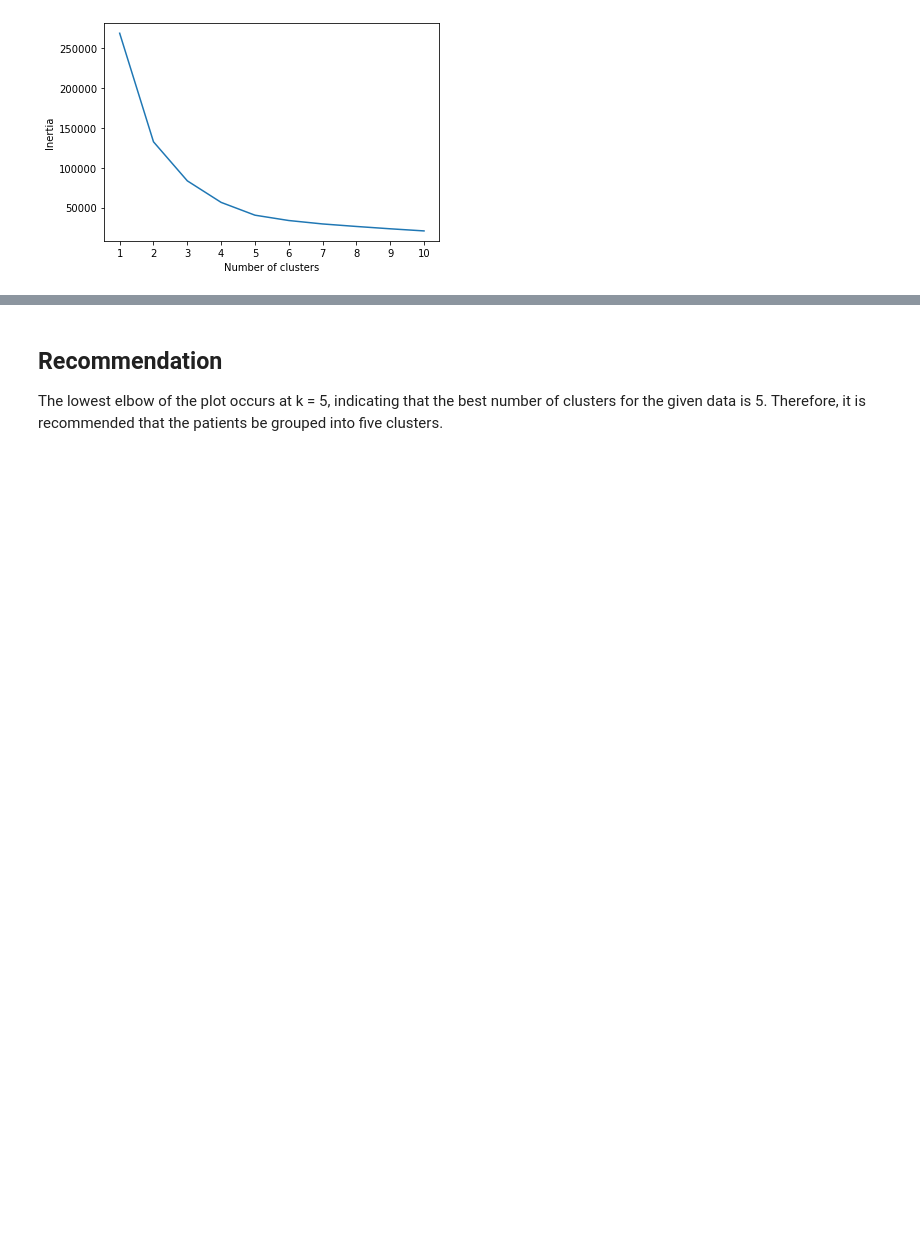
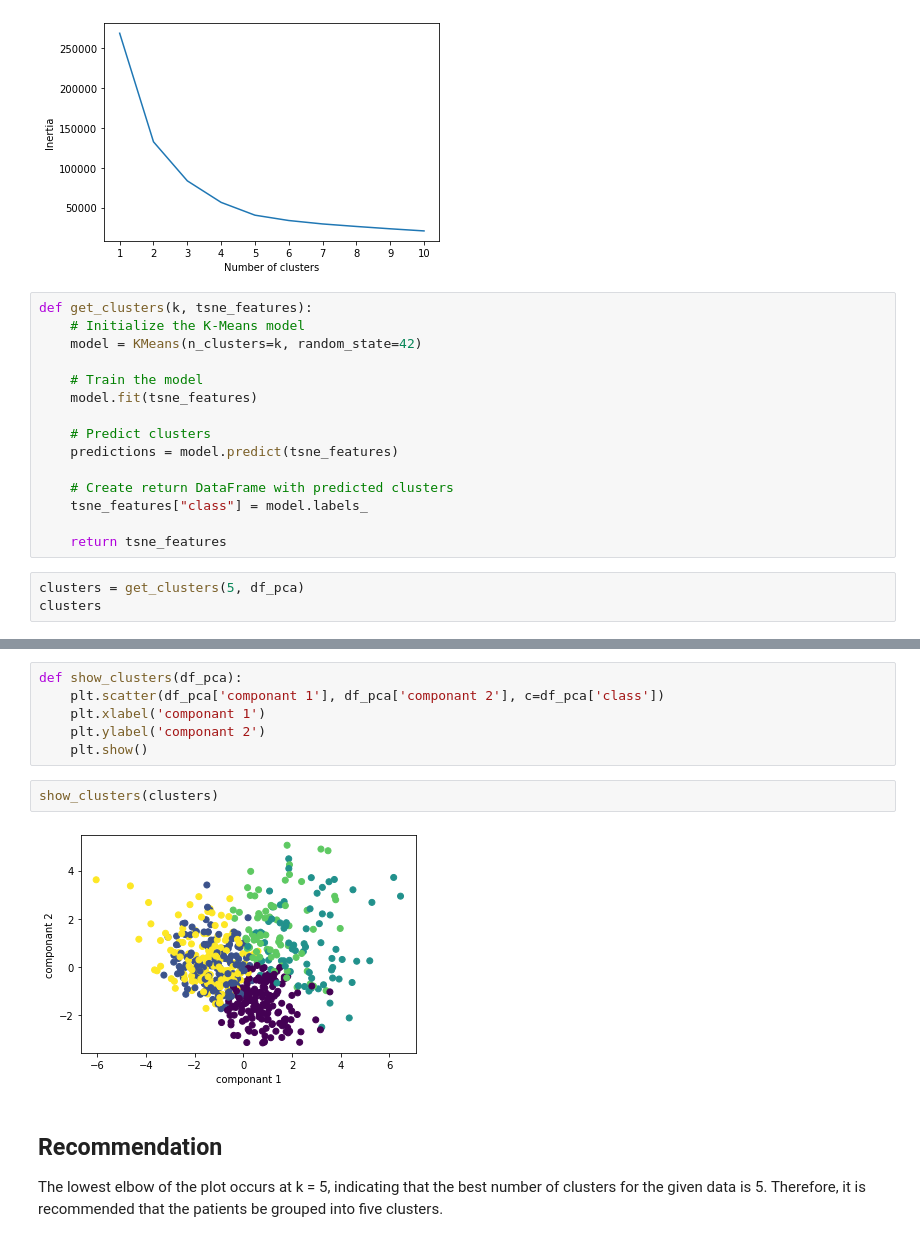
Before and after one commit to bmilne64/Myopic-Patient-Data, a Jupyter notebook: Myopia.ipynb, the cells around one changed output, grey strips where cells are left out. Drawn from its saved outputs; the diff is of its cells as text; blank space fills up the shorter version.

Commit message:
updates kmeans

```diff
--- a/Myopia.ipynb
+++ b/Myopia.ipynb
@@ -189,3 +189,21 @@ plt.ylabel('Inertia')
 plt.show()
 # %% [output]
 [figure]
+# %%
+def get_clusters(k, tsne_features):
+    # Initialize the K-Means model
+    model = KMeans(n_clusters=k, random_state=42)
+
+    # Train the model
+    model.fit(tsne_features)
+
+    # Predict clusters
+    predictions = model.predict(tsne_features)
+
+    # Create return DataFrame with predicted clusters
+    tsne_features["class"] = model.labels_
+
+    return tsne_features
+# %%
+clusters = get_clusters(5, df_pca)
+clusters
@@ -192,3 +224,13 @@ plt.show()
+# %%
+def show_clusters(df_pca):
+    plt.scatter(df_pca['componant 1'], df_pca['componant 2'], c=df_pca['class'])
+    plt.xlabel('componant 1')
+    plt.ylabel('componant 2')
+    plt.show()
+# %%
+show_clusters(clusters)
+# %% [output]
+[figure, added]
 # %% [markdown]
 ## Recommendation
 The lowest elbow of the plot occurs at k = 5, indicating that the best number of clusters for the given data is 5. Therefore, it is recommended that the patients be grouped into five clusters.
```
Also changed, not shown: parts of 1 cell of this notebook, 2 other files.
